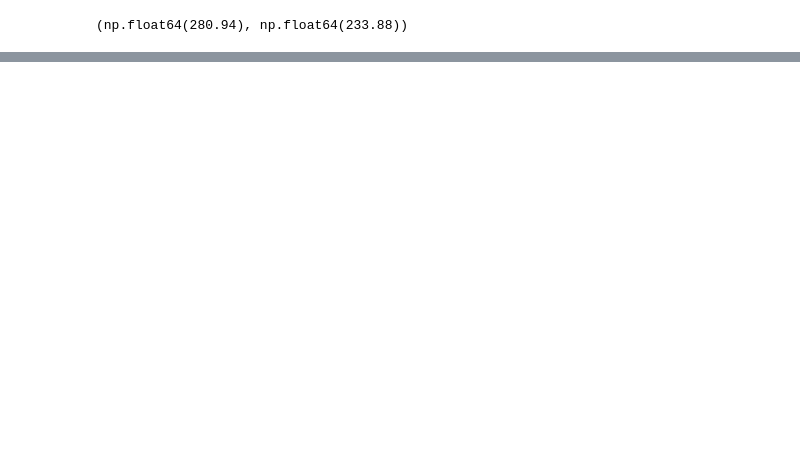
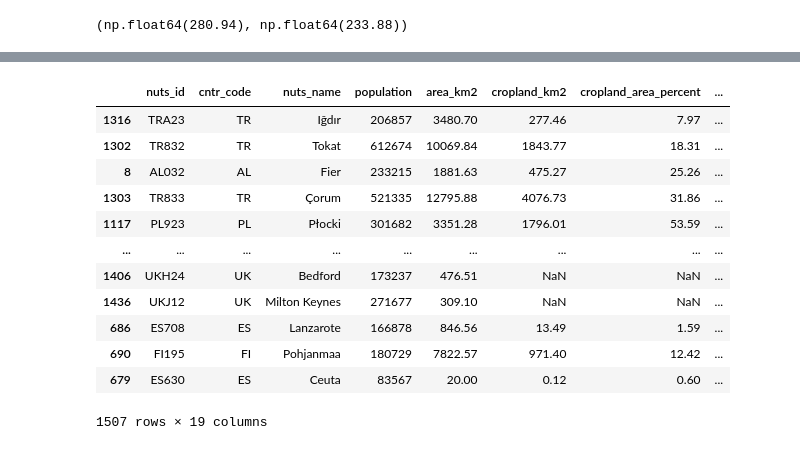
Before and after one commit to correctiv/CE_2026_4_drought, a Jupyter notebook: scripts/compute_output_metrics.ipynb, the cells around one changed output, grey strips where cells are left out. Saved outputs shown, nothing was run; the diff lists cells and outputs as text; code cells hidden in the pictures; blank space fills up the shorter version.

```diff
--- a/scripts/compute_output_metrics.ipynb
+++ b/scripts/compute_output_metrics.ipynb
@@ -45,0 +97,16 @@ nuts3_df.sort_values(by="median_drought_days", ascending=False)
+# %%
+nuts3_df.dropna(subset="median_drought_days").sort_values(by="median_drought_days", ascending=False)
+# %% [output]
+|  | nuts_id | cntr_code | nuts_name | population | area_km2 | cropland_km2 | cropland_area_percent | ... |
+| 1316 | TRA23 | TR | Iğdır | 206857 | 3480.70 | 277.46 | 7.97 | ... |
+| 1302 | TR832 | TR | Tokat | 612674 | 10069.84 | 1843.77 | 18.31 | ... |
+| 8 | AL032 | AL | Fier | 233215 | 1881.63 | 475.27 | 25.26 | ... |
+| 1303 | TR833 | TR | Çorum | 521335 | 12795.88 | 4076.73 | 31.86 | ... |
+| 1117 | PL923 | PL | Płocki | 301682 | 3351.28 | 1796.01 | 53.59 | ... |
+| ... | ... | ... | ... | ... | ... | ... | ... | ... |
+| 1406 | UKH24 | UK | Bedford | 173237 | 476.51 | NaN | NaN | ... |
+| 1436 | UKJ12 | UK | Milton Keynes | 271677 | 309.10 | NaN | NaN | ... |
+| 686 | ES708 | ES | Lanzarote | 166878 | 846.56 | 13.49 | 1.59 | ... |
+| 690 | FI195 | FI | Pohjanmaa | 180729 | 7822.57 | 971.40 | 12.42 | ... |
+| 679 | ES630 | ES | Ceuta | 83567 | 20.00 | 0.12 | 0.60 | ... |
+1507 rows × 19 columns
```
Also changed, not shown: parts of 11 cells of this notebook, 8 other files.
